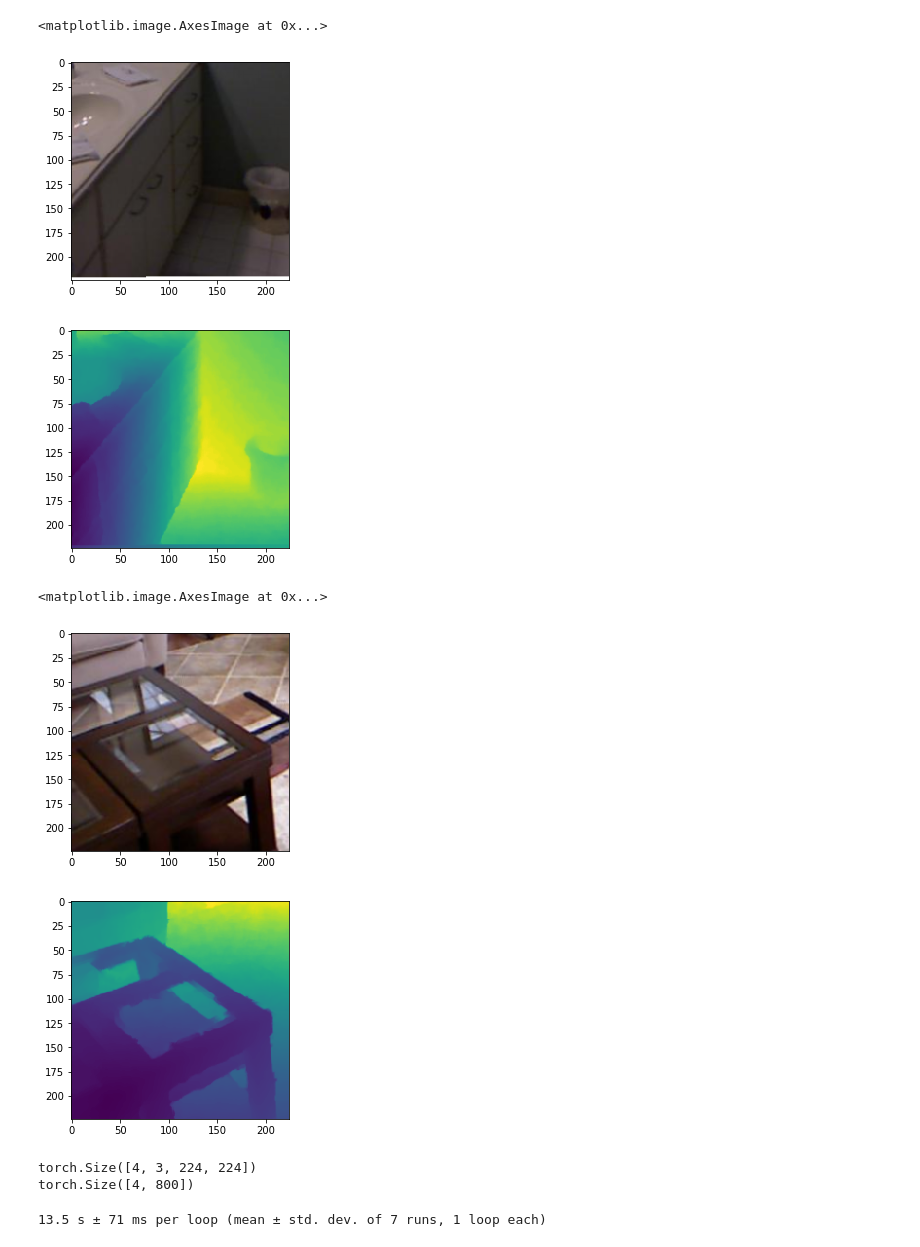
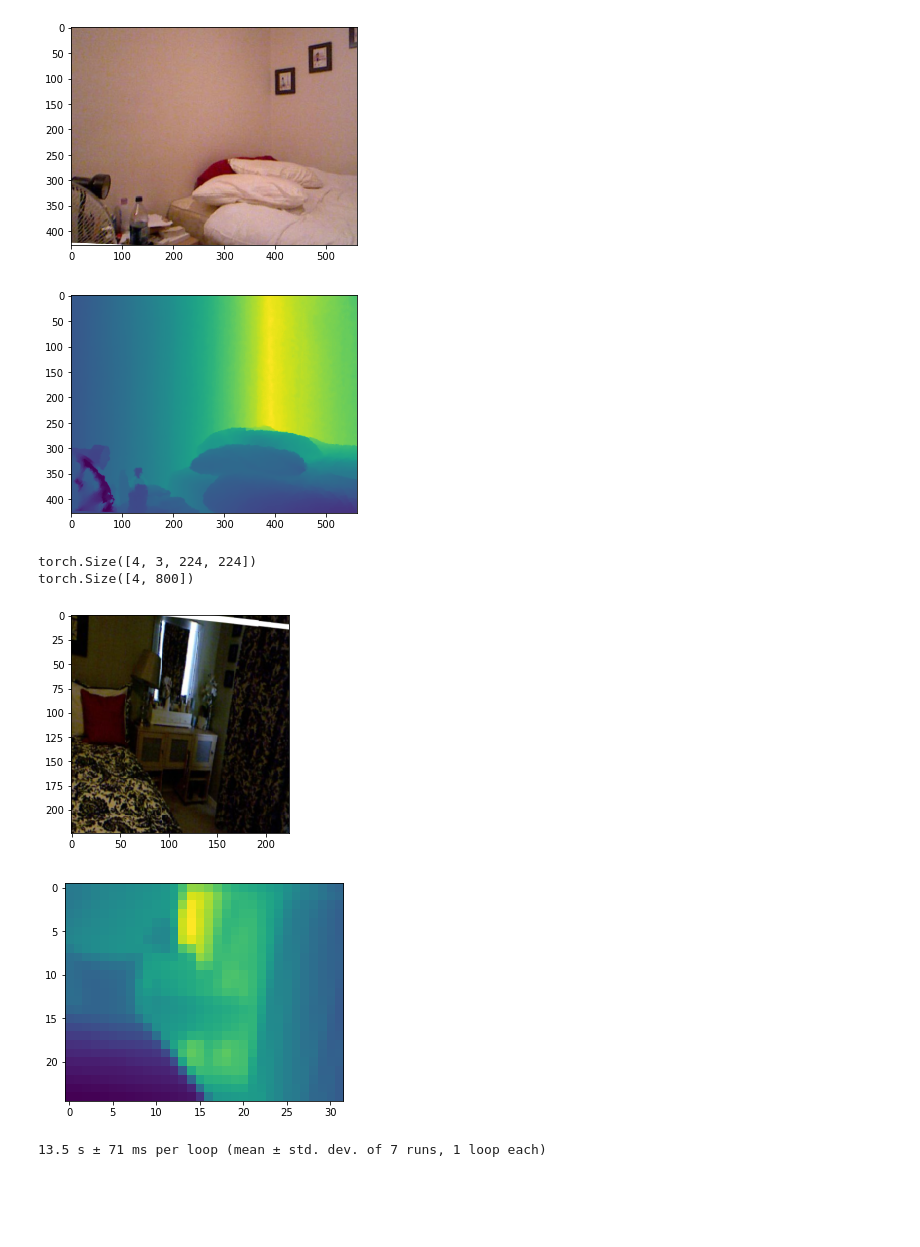
Before and after one commit to shalomma/DEN, a Jupyter notebook: notebooks/dataset.ipynb, the cells around one changed output. Saved outputs shown, nothing was run; the diff lists cells and outputs as text; code cells hidden in the pictures; blank space fills up the shorter version.

Commit message:
random rotate

```diff
--- a/notebooks/dataset.ipynb
+++ b/notebooks/dataset.ipynb
@@ -22,14 +22,15 @@ torch.manual_seed(seed)
 device = torch.device('cuda' if torch.cuda.is_available() else 'cpu')
 # %%
 depth_size = (25, 32)
-model_input = 224
+test_shape = (427, 561)
 test_crop = (427, 561)
 
 transformers = {
     'train': transforms.Compose([transforms_nyu.Scale(),
-                               transforms_nyu.RandomRescale(480),
-                               transforms_nyu.RandomCrop(model_input),
-                               transforms_nyu.RandomHorizontalFlip(0.5)]),
+                                 transforms_nyu.RandomRescale(0.2),
+                                 transforms_nyu.RandomRotate(15),
+                                 transforms_nyu.RandomCrop(test_shape),
+                                 transforms_nyu.RandomHorizontalFlip(0.5)]),
 
     'val': transforms.Compose([transforms_nyu.Scale(),
                                transforms_nyu.CenterCrop(test_crop)])
@@ -54,25 +55,18 @@ sample = next(iter(test_loader))
 plt.imshow(sample['image'][0])
 plt.figure()
 plt.imshow(sample['depth'][0])
+plt.show()
 # %% [output]
-<matplotlib.image.AxesImage at 0x...>
-[figure, old version]
+[figure, new version]
-[figure, old version]
+[figure, new version]
-# %%
-plt.imshow(sample['image'][3])
-plt.figure()
-plt.imshow(sample['depth'][3])
-# %% [output]
-<matplotlib.image.AxesImage at 0x...>
-[figure, removed]
-[figure, removed]
 # %%
 transformers = {
     'train': transforms.Compose([transforms_nyu.Scale(),
-                               transforms_nyu.RandomRescale(480),
-                               transforms_nyu.RandomCrop(model_input),
-                               transforms_nyu.RandomHorizontalFlip(0.5),
-                               transforms_nyu.ToTensor()]),
+                                 transforms_nyu.RandomRescale(0.1),
+                                 transforms_nyu.RandomRotate(10),
+                                 transforms_nyu.RandomCrop(test_shape),
+                                 transforms_nyu.RandomHorizontalFlip(0.5),
+                                 transforms_nyu.ToTensor()]),
 
     'val': transforms.Compose([transforms_nyu.Scale(),
                                transforms_nyu.CenterCrop(test_crop),
@@ -100,6 +94,18 @@ print(sample['depth'].shape)
 # %% [output]
 torch.Size([4, 3, 224, 224])
 torch.Size([4, 800])
+# %%
+img = sample['image'][0]
+img = img.permute((1,2,0))
+img = img.numpy()
+plt.imshow(img)
+plt.figure()
+dpt = sample['depth'][0]
+plt.imshow(dpt.view(25,32))
+plt.show()
+# %% [output]
+[figure, added]
+[figure, added]
 # %%
 %timeit for _, _ in enumerate(test_loader): pass
 # %% [output]
```
Also changed, not shown: 7 other files.
